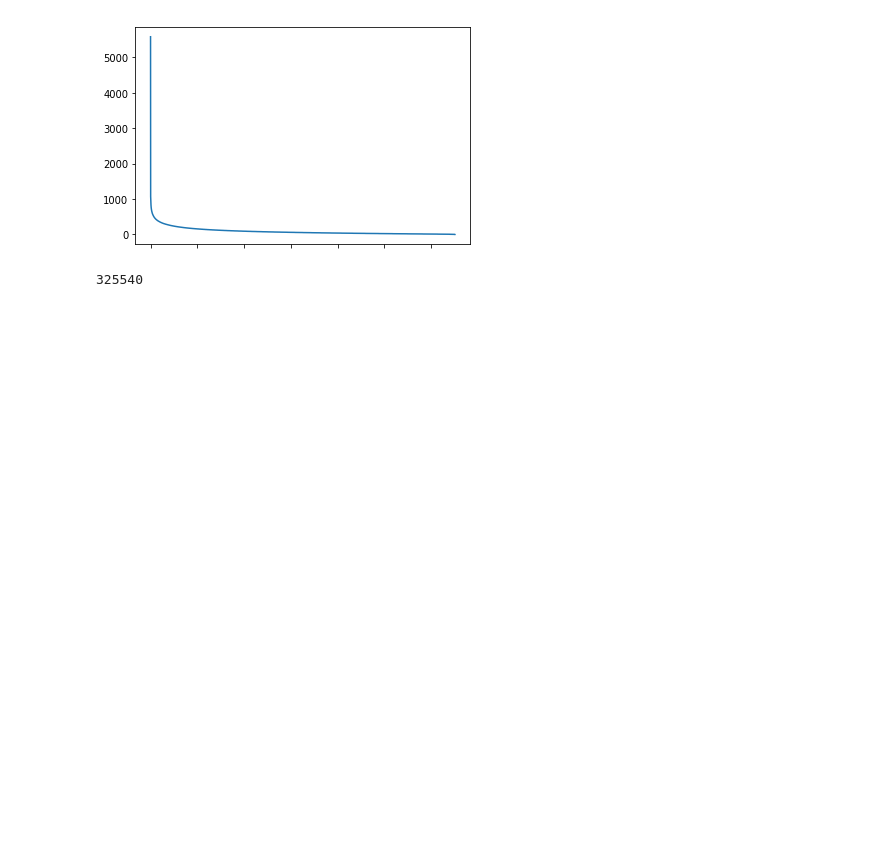
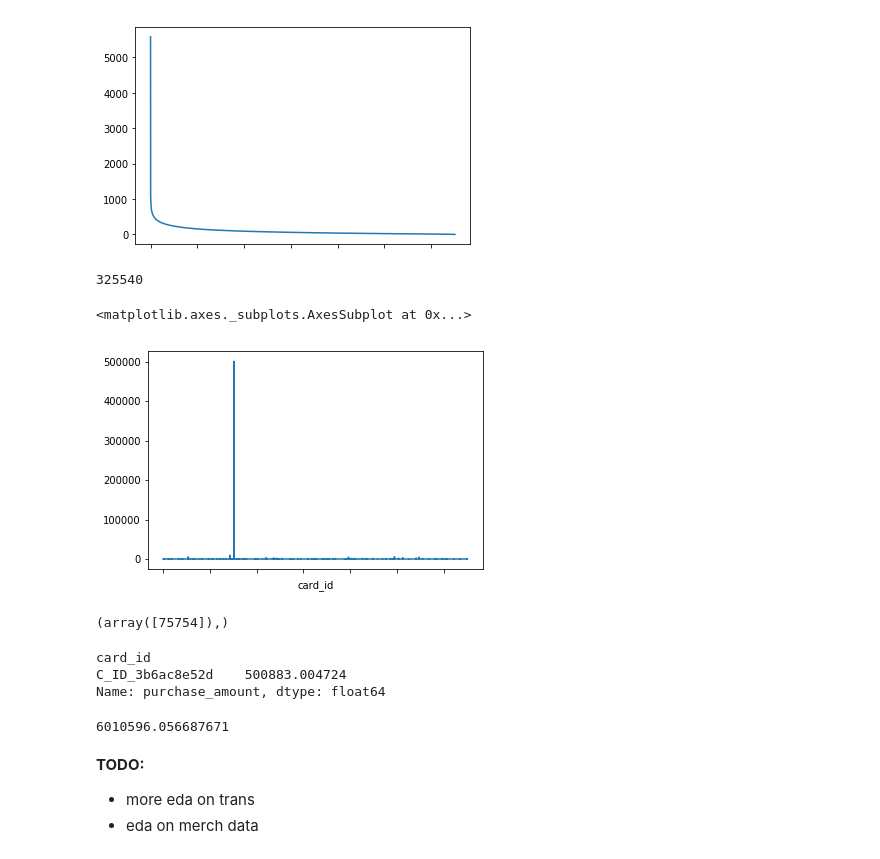
Before and after one commit to wfordh/elo_merchant, a Jupyter notebook: elo_eda.ipynb, the cells around one changed output. Cells and saved outputs as stored; diff of their text form; code cells hidden in the pictures; blank space fills up the shorter version.

```diff
--- a/elo_eda.ipynb
+++ b/elo_eda.ipynb
@@ -244,3 +263,29 @@ hist_trans.card_id.value_counts().plot()
 hist_trans.card_id.nunique()
 # %% [output]
 325540
+# %%
+trans_grp = hist_trans.groupby('card_id')
+# %%
+trans_grp.purchase_amount.mean().plot()
+# %% [output]
+<matplotlib.axes._subplots.AxesSubplot at 0x...>
+[figure, added]
+# %%
+np.where(trans_grp.purchase_amount.mean() > 100000)
+# %% [output]
+(array([75754]),)
+# %%
+trans_grp.purchase_amount.mean().loc[trans_grp.purchase_amount.mean() > 100000]
+# %% [output]
+card_id
+C_ID_3b6ac8e52d    500883.004724
+Name: purchase_amount, dtype: float64
+# %%
+hist_trans.query('card_id == "C_ID_3b6ac8e52d"').purchase_amount.sum()
+# %% [output]
+6010596.056687671
+# %% [markdown]
+**TODO:**
+
+- more eda on trans
+- eda on merch data
```
Also changed, not shown: parts of 4 cells of this notebook, 3 other files.
